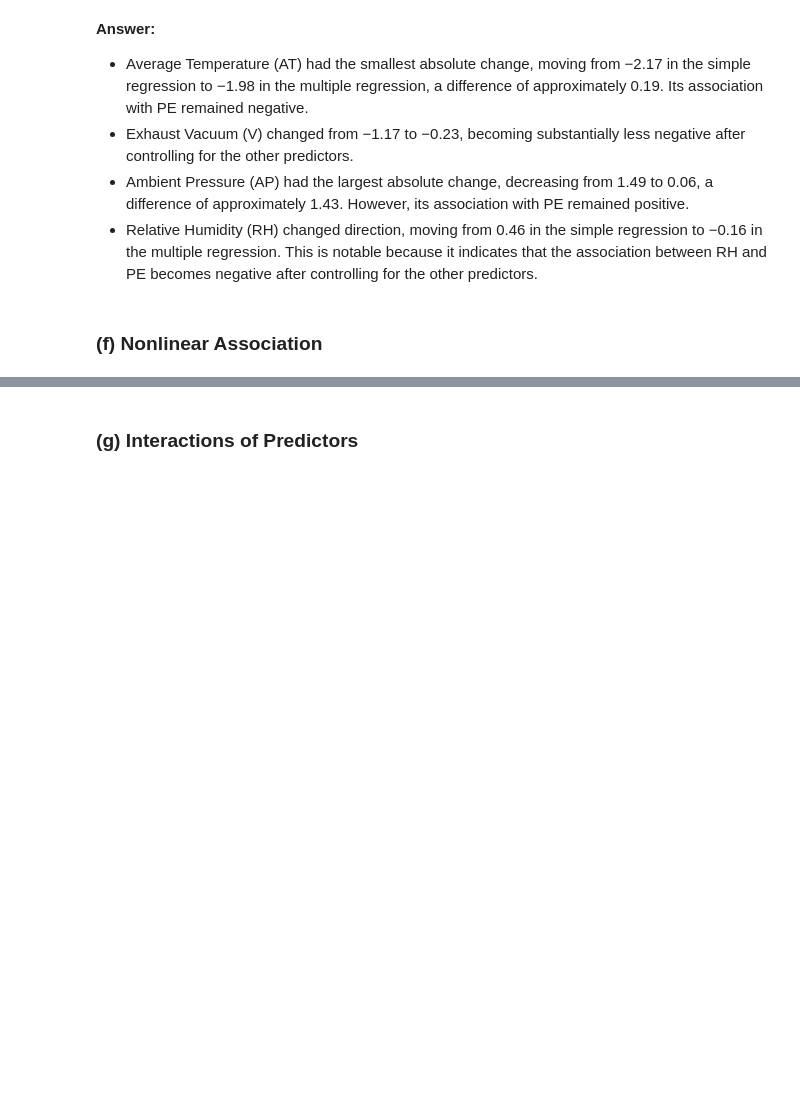
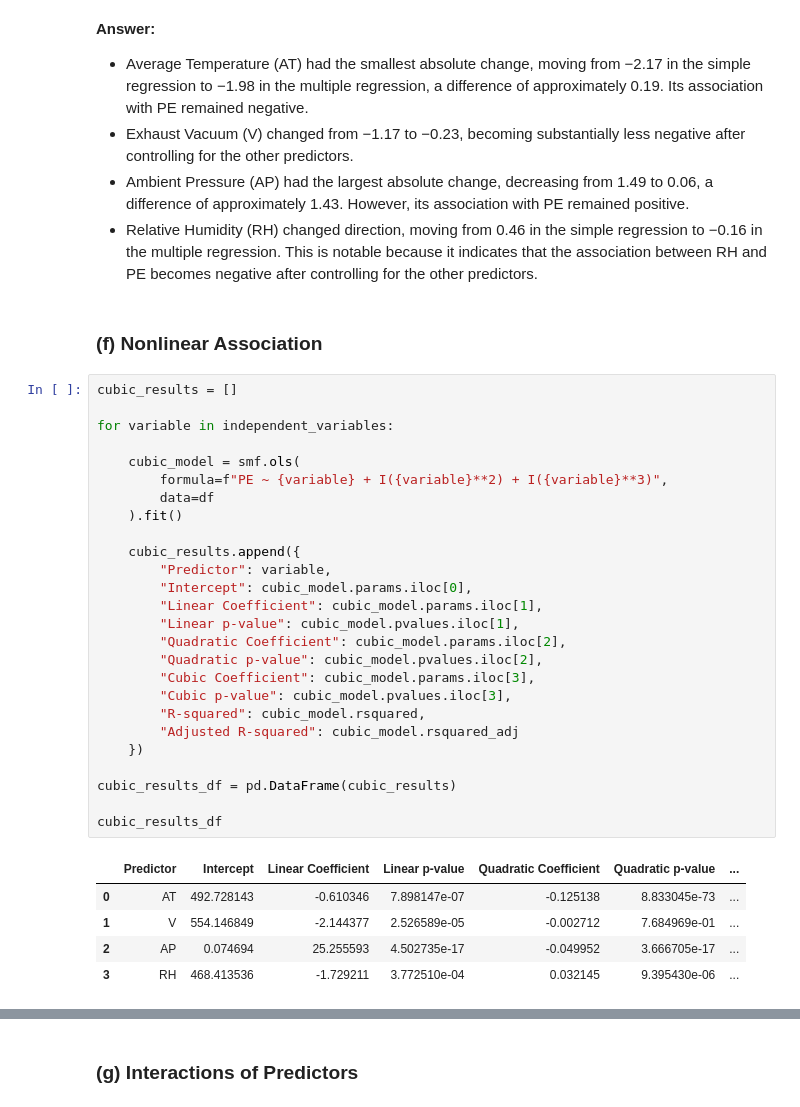
Before and after one commit to akeehan56/DSCI552, a Jupyter notebook: HW2/Notebook/Keehan_Alyssa_HW2.ipynb, the cells around one changed output, grey strips where cells are left out. Cells and saved outputs as stored; diff of their text form; blank space fills up the shorter version.

```diff
--- a/HW2/Notebook/Keehan_Alyssa_HW2.ipynb
+++ b/HW2/Notebook/Keehan_Alyssa_HW2.ipynb
@@ -309,3 +311,35 @@ plt.show()
 * Relative Humidity (RH) changed direction, moving from 0.46 in the simple regression to −0.16 in the multiple regression. This is notable because it indicates that the association between RH and PE becomes negative after controlling for the other predictors.
 # %% [markdown]
 ### (f) Nonlinear Association
+# %%
+cubic_results = []
+
+for variable in independent_variables:
+
+    cubic_model = smf.ols(
+        formula=f"PE ~ {variable} + I({variable}**2) + I({variable}**3)",
+        data=df
+    ).fit()
+
+    cubic_results.append({
+        "Predictor": variable,
+        "Intercept": cubic_model.params.iloc[0],
+        "Linear Coefficient": cubic_model.params.iloc[1],
+        "Linear p-value": cubic_model.pvalues.iloc[1],
+        "Quadratic Coefficient": cubic_model.params.iloc[2],
+        "Quadratic p-value": cubic_model.pvalues.iloc[2],
+        "Cubic Coefficient": cubic_model.params.iloc[3],
+        "Cubic p-value": cubic_model.pvalues.iloc[3],
+        "R-squared": cubic_model.rsquared,
+        "Adjusted R-squared": cubic_model.rsquared_adj
+    })
+
+cubic_results_df = pd.DataFrame(cubic_results)
+
+cubic_results_df
+# %% [output]
+|  | Predictor | Intercept | Linear Coefficient | Linear p-value | Quadratic Coefficient | Quadratic p-value | ... |
+| 0 | AT | 492.728143 | -0.610346 | 7.898147e-07 | -0.125138 | 8.833045e-73 | ... |
+| 1 | V | 554.146849 | -2.144377 | 2.526589e-05 | -0.002712 | 7.684969e-01 | ... |
+| 2 | AP | 0.074694 | 25.255593 | 4.502735e-17 | -0.049952 | 3.666705e-17 | ... |
+| 3 | RH | 468.413536 | -1.729211 | 3.772510e-04 | 0.032145 | 9.395430e-06 | ... |
```
Also changed, not shown: parts of 24 cells of this notebook.
